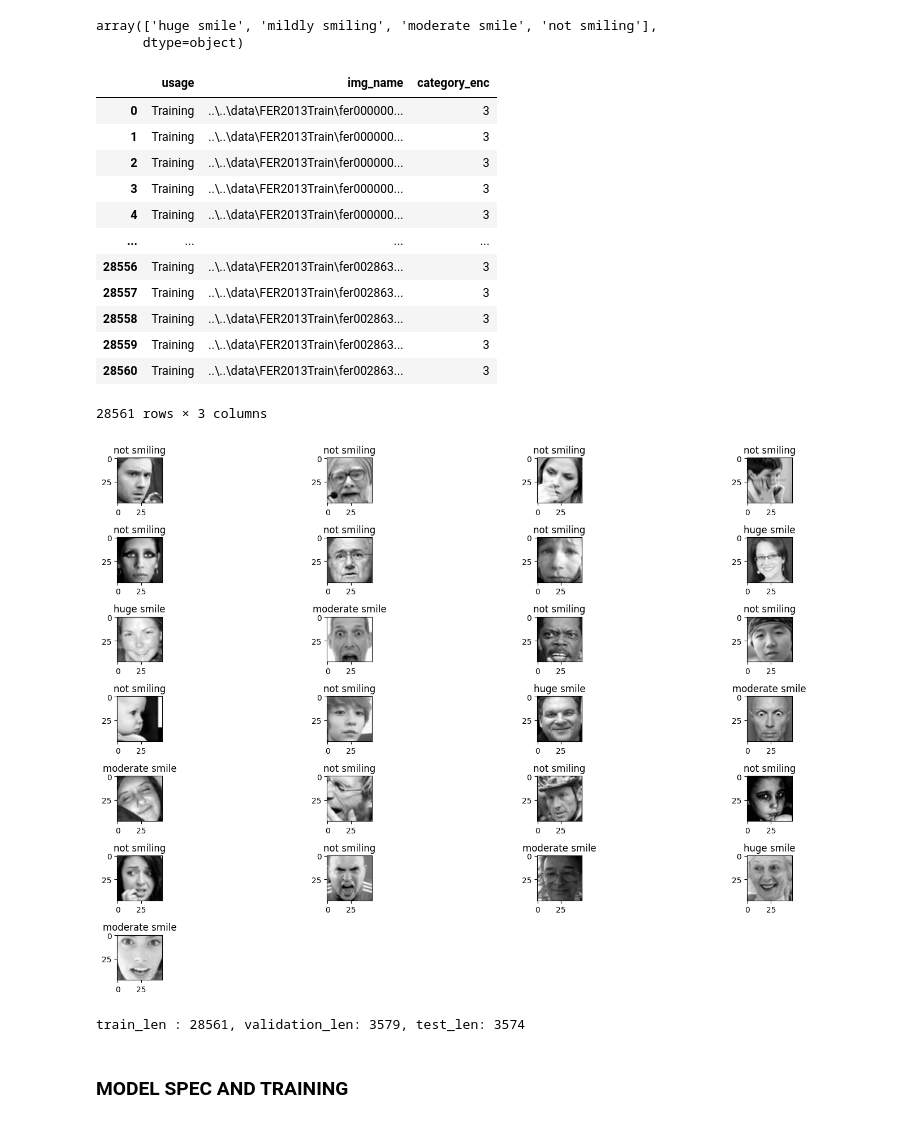
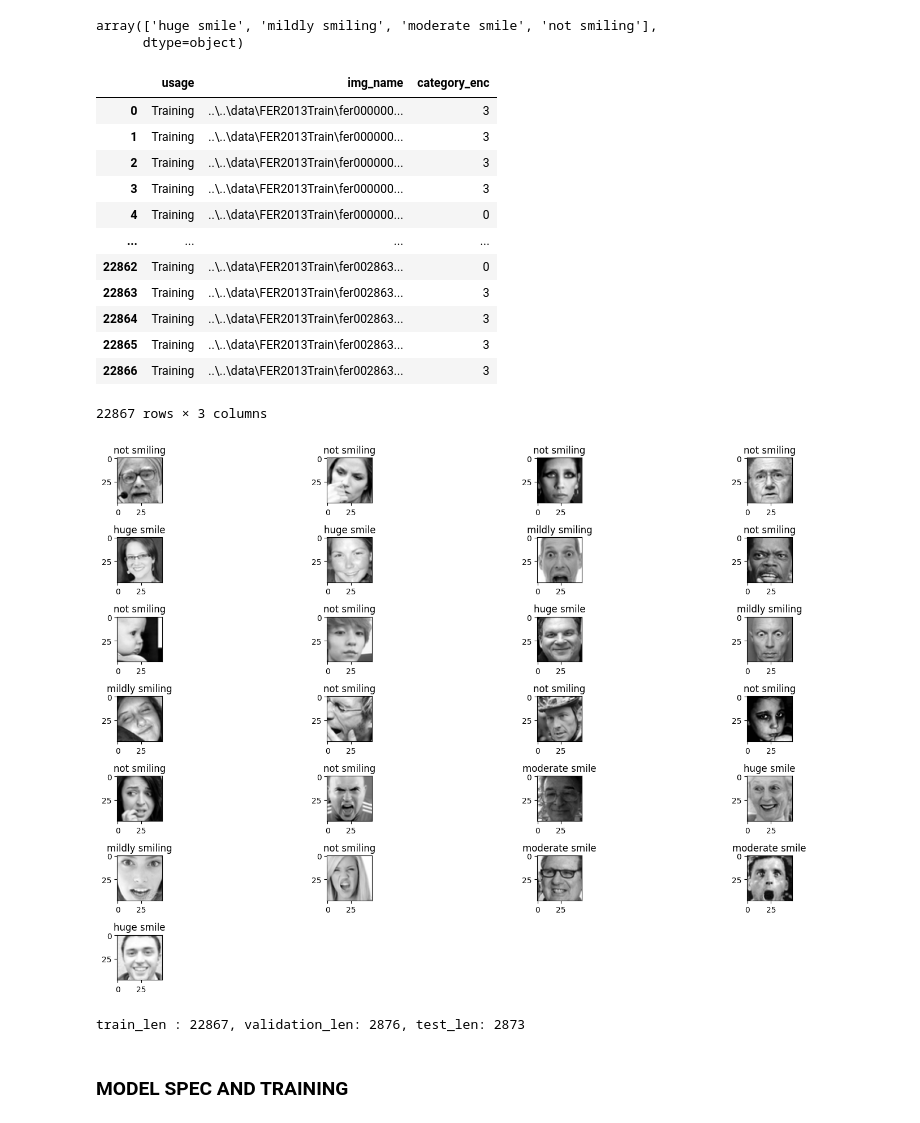
Before and after one commit to owolabioromidayo/image_printability_scoring, a Jupyter notebook: src/smiling/smiling score.ipynb, the cells around one changed output. Cells and saved outputs as stored; diff of their text form; code cells hidden in the pictures.

```diff
--- a/src/smiling/smiling score.ipynb
+++ b/src/smiling/smiling score.ipynb
@@ -59,7 +59,7 @@ plt.title('Smiling Frequency Plot')
 Text(0.5, 1.0, 'Smiling Frequency Plot')
 [figure]
 # %%
-bin_edges = [-1, 2, 5, 7, 10]
+bin_edges = [-1, 3, 6, 8, 10]
 bin_labels = ["not smiling", "mildly smiling", "moderate smile", "huge smile"]
 
 # Create the binned Series
@@ -76,0 +77,17 @@ Text(0.5, 1.0, 'Smiling Category Frequency Plot')
+# %%
+#dataset imbalance is leading to misclassification. prune not_smiling by third
+
+rows_to_remove = df[df['category'] == "not smiling"]
+
+num_rows_to_remove = len(rows_to_remove) // 3
+rows_to_remove = rows_to_remove.sample(n=num_rows_to_remove, random_state=42)
+
+df = df.drop(rows_to_remove.index)
+
+
+freq = df["category"].value_counts()
+plt.bar(freq.index, freq.values)
+
+plt.xlabel('Smiling Category')
+plt.ylabel('Frequency')
+plt.title('Smiling Category Frequency Plot')
@@ -115,48 +135,42 @@ df_train
 | 1 | Training | ..\..\data\FER2013Train\fer000000... | 3 |
 | 2 | Training | ..\..\data\FER2013Train\fer000000... | 3 |
 | 3 | Training | ..\..\data\FER2013Train\fer000000... | 3 |
-| 4 | Training | ..\..\data\FER2013Train\fer000000... | 3 |
+| 4 | Training | ..\..\data\FER2013Train\fer000000... | 0 |
 | ... | ... | ... | ... |
-| 28556 | Training | ..\..\data\FER2013Train\fer002863... | 3 |
-| 28557 | Training | ..\..\data\FER2013Train\fer002863... | 3 |
-| 28558 | Training | ..\..\data\FER2013Train\fer002863... | 3 |
-| 28559 | Training | ..\..\data\FER2013Train\fer002863... | 3 |
-| 28560 | Training | ..\..\data\FER2013Train\fer002863... | 3 |
+| 22862 | Training | ..\..\data\FER2013Train\fer002863... | 0 |
+| 22863 | Training | ..\..\data\FER2013Train\fer002863... | 3 |
+| 22864 | Training | ..\..\data\FER2013Train\fer002863... | 3 |
+| 22865 | Training | ..\..\data\FER2013Train\fer002863... | 3 |
+| 22866 | Training | ..\..\data\FER2013Train\fer002863... | 3 |
-28561 rows × 3 columns
+22867 rows × 3 columns
 # %%
 import matplotlib.image as mpimg
 import os
-
-# Define the directory where your images are stored
-image_dir = 'path_to_directory'
 
 # List all image files in the directory
 image_files = df_train["img_name"][:25]
 
 # Create a grid of subplots
 num_images = len(image_files)
 num_cols = 4  # Number of columns in the grid
 num_rows = (num_images + num_cols - 1) // num_cols  # Calculate the number of rows needed
 
 plt.figure(figsize=(15, 10))
 
 for i, image_file in enumerate(image_files):
     plt.subplot(num_rows, num_cols, i + 1)
 
     # Load and display the image
     img = mpimg.imread(image_file)
     plt.imshow(img, cmap="gray")
 
     # Set subplot title as the image filename
     plt.title(label_encoder.inverse_transform([df_train["category_enc"][i]])[0])
 
-# Adjust spacing between subplots
 plt.tight_layout()
-
-# Show the grid of images
 plt.show()
 # %% [output]
-[figure, old version]
+[figure, new version]
 # %%
 class CustomRankingDataset(Dataset):
     err_count = 0
@@ -208,6 +222,6 @@ val_loader = DataLoader(val_dataset, batch_size=batch_size)
 
 print(f"train_len : {len(train_dataset)}, validation_len: {len(val_dataset)}, test_len: {len(test_dataset)}")
 # %% [output]
-train_len : 28561, validation_len: 3579, test_len: 3574
+train_len : 22867, validation_len: 2876, test_len: 2873
 # %% [markdown]
 ### MODEL SPEC AND TRAINING
```
Also changed, not shown: parts of 8 cells of this notebook, 6 other files.
